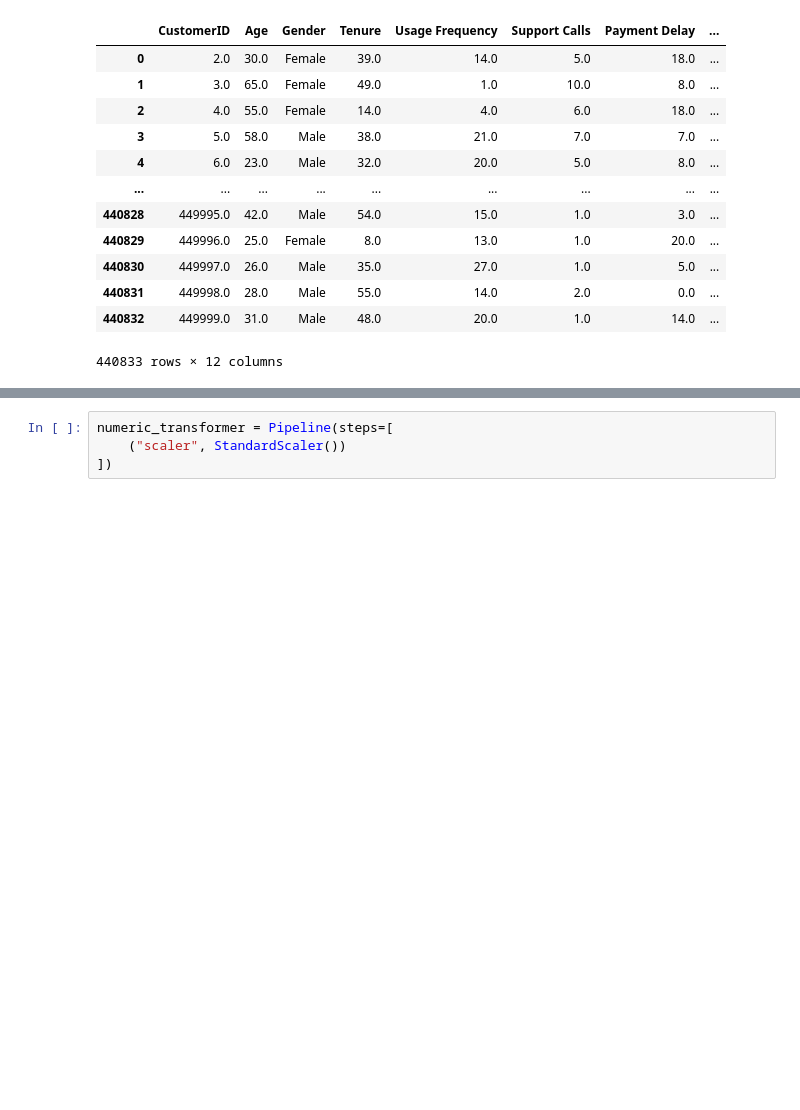
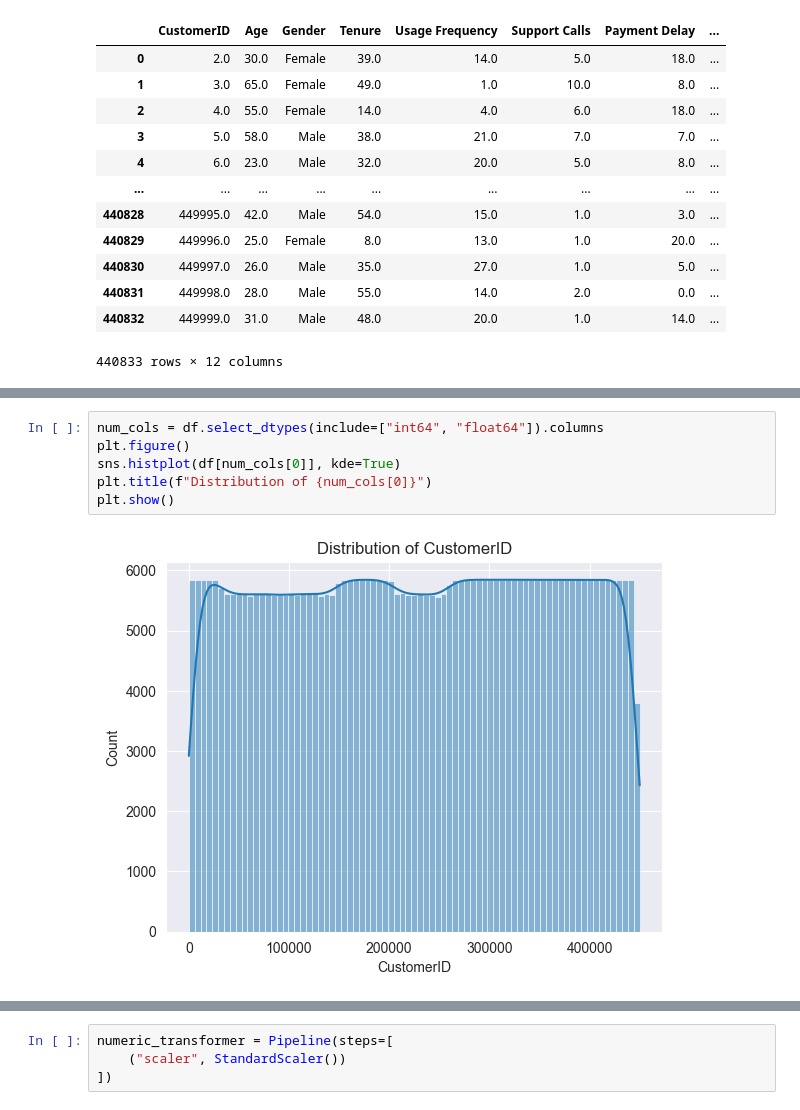
Before and after one commit to SoumyadeepGuha54/Customer-Churn-Prediction, a Jupyter notebook: main.ipynb, the cells around one changed output, grey strips where cells are left out. Cells and saved outputs as stored; diff of their text form; blank space fills up the shorter version.

```diff
--- a/main.ipynb
+++ b/main.ipynb
@@ -35,0 +74,8 @@ df
+# %%
+num_cols = df.select_dtypes(include=["int64", "float64"]).columns
+plt.figure()
+sns.histplot(df[num_cols[0]], kde=True)
+plt.title(f"Distribution of {num_cols[0]}")
+plt.show()
+# %% [output]
+[figure, added]
```
Also changed, not shown: parts of 43 cells of this notebook, 1 other file.
